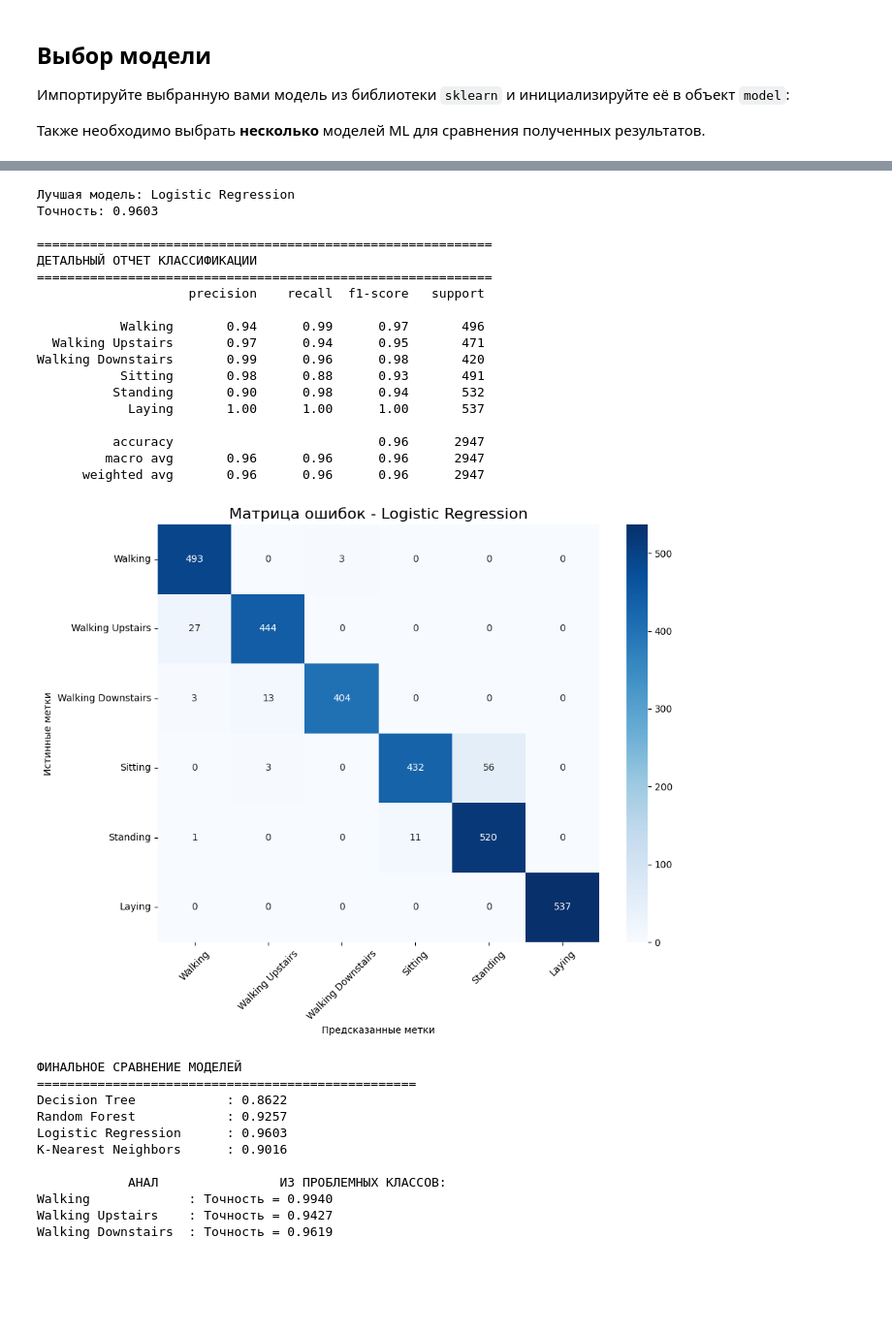
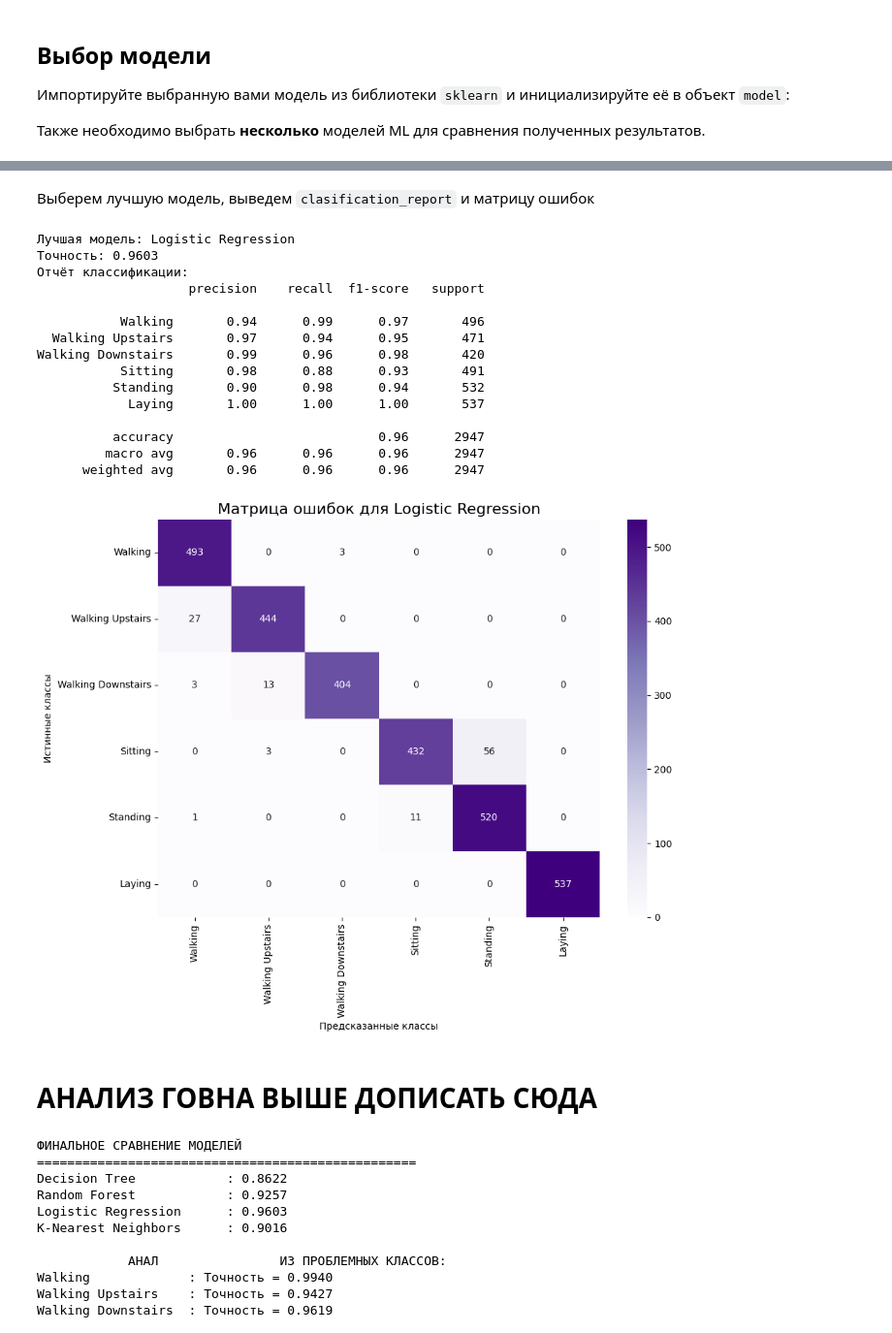
Before and after one commit to n-sukhov/ITMO-courses, a Jupyter notebook: Applied AI/Lab_1/СуховНМ_лр_1.ipynb, the cells around one changed output, grey strips where cells are left out. Shown at 97% size. Cells and saved outputs as stored; diff of their text form; code cells hidden in the pictures; blank space fills up the shorter version.

````diff
--- a/Applied AI/Lab_1/СуховНМ_лр_1.ipynb
+++ b/Applied AI/Lab_1/СуховНМ_лр_1.ipynb
@@ -212,52 +211,46 @@ plt.show()
+# %% [markdown]
+Выберем лучшую модель, выведем ```clasification_report``` и матрицу ошибок
 # %%
-# Выбор лучшей модели
 best_model_name = max(results, key=lambda x: results[x]['accuracy'])
-best_model = results[best_model_name]['model']
-best_predictions = results[best_model_name]['predictions']
 
 print(f"Лучшая модель: {best_model_name}")
 print(f"Точность: {results[best_model_name]['accuracy']:.4f}")
 
-# Детальный отчет по классификации
 target_names = ['Walking', 'Walking Upstairs', 'Walking Downstairs', 'Sitting', 'Standing', 'Laying']
-print("\n" + "="*60)
-print("ДЕТАЛЬНЫЙ ОТЧЕТ КЛАССИФИКАЦИИ")
-print("="*60)
-print(classification_report(test_y, best_predictions, target_names=target_names))
+print("Отчёт классификации:")
+print(classification_report(test_y, results[best_model_name]['predictions'], target_names=target_names))
 
-# Матрица ошибок
 plt.figure(figsize=(10, 8))
-cm = confusion_matrix(test_y, best_predictions)
-sns.heatmap(cm, annot=True, fmt='d', cmap='Blues',
+cm = confusion_matrix(test_y, results[best_model_name]['predictions'])
+sns.heatmap(cm, annot=True, fmt='d', cmap='Purples',
             xticklabels=target_names,
             yticklabels=target_names)
-plt.title(f'Матрица ошибок - {best_model_name}', fontsize=16)
-plt.xlabel('Предсказанные метки')
-plt.ylabel('Истинные метки')
-plt.xticks(rotation=45)
-plt.yticks(rotation=0)
+plt.title(f'Матрица ошибок для {best_model_name}', fontsize=16)
+plt.xlabel('Предсказанные классы')
+plt.ylabel('Истинные классы')
+plt.xticks()
+plt.yticks()
 plt.tight_layout()
 plt.show()
 # %% [output]
 Лучшая модель: Logistic Regression
 Точность: 0.9603
-
-============================================================
-ДЕТАЛЬНЫЙ ОТЧЕТ КЛАССИФИКАЦИИ
-============================================================
+Отчёт классификации:
                     precision    recall  f1-score   support
 
            Walking       0.94      0.99      0.97       496
   Walking Upstairs       0.97      0.94      0.95       471
 Walking Downstairs       0.99      0.96      0.98       420
            Sitting       0.98      0.88      0.93       491
           Standing       0.90      0.98      0.94       532
             Laying       1.00      1.00      1.00       537
 
           accuracy                           0.96      2947
          macro avg       0.96      0.96      0.96      2947
       weighted avg       0.96      0.96      0.96      2947
-[figure, old version]
+[figure, new version]
+# %% [markdown]
+# АНАЛИЗ ГОВНА ВЫШЕ ДОПИСАТЬ СЮДА
 # %%
 # Пример настройки гиперпараметров для Random Forest
 if best_model_name == 'Random Forest':
````
Also changed, not shown: parts of 3 cells of this notebook.
